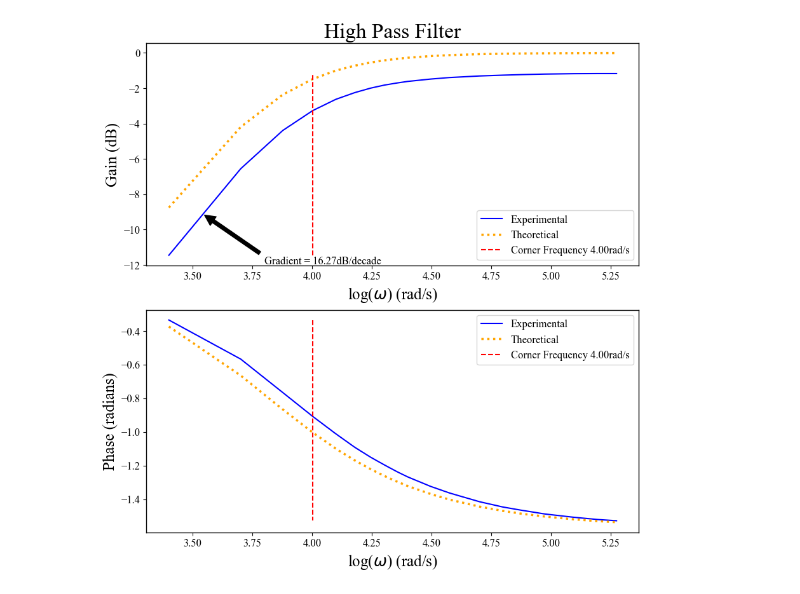
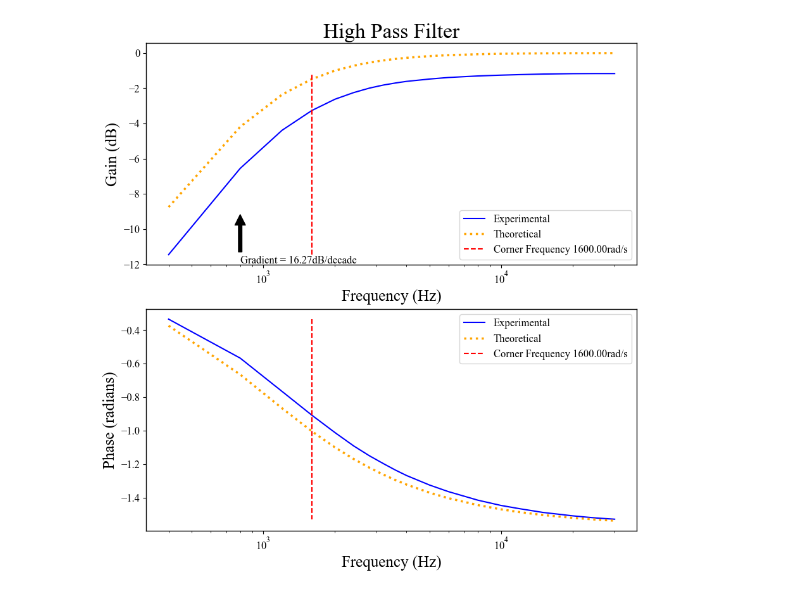
Before and after one commit to lewismcnish/Physics, a Jupyter notebook: Year_3/analogue_filters/analogue_filters.ipynb, the cells around one changed output. Cells and saved outputs as stored; diff of their text form; code cells hidden in the pictures.

```diff
--- a/Year_3/analogue_filters/analogue_filters.ipynb
+++ b/Year_3/analogue_filters/analogue_filters.ipynb
@@ -74,32 +81,34 @@ plt.show()
 # %%
 hp_resistance = 156000
 hp_capacitance = 1e-9
 
 log_hp_gain = 20*np.log10(hp_peak_to_peak)
 hp_omega = (hp_freq*2*np.pi)
 log_hp_omega = np.log10(hp_omega)
 log_hp_theo_gain = 20*np.log10(hp_omega*hp_resistance*hp_capacitance/(np.sqrt(1+(hp_omega*hp_resistance*hp_capacitance)**2)))
 hp_theo_phase = arctan(hp_omega,hp_resistance,hp_capacitance)
-hp_corner_freq = corner_freq(log_hp_omega,log_hp_gain)
+hp_corner_freq = corner_freq(hp_freq,log_hp_gain)
 
 
 plt.figure(figsize=(10,10))
 plt.subplot(2,1,1)
-plt.plot(log_hp_omega,log_hp_gain, label = 'Experimental', color = 'blue')
-plt.plot(log_hp_omega,log_hp_theo_gain, label = 'Theoretical', color = 'orange', linestyle = ':', linewidth = 2.5)
+plt.plot(hp_freq,log_hp_gain, label = 'Experimental', color = 'blue')
+plt.plot(hp_freq,log_hp_theo_gain, label = 'Theoretical', color = 'orange', linestyle = ':', linewidth = 2.5)
 plt.plot(hp_corner_freq,log_hp_gain, label = f'Corner Frequency {hp_corner_freq[0]:.2f}rad/s', color = 'red', linestyle = '--', linewidth = 1.5)
-plt.annotate(f'Gradient = {gradient(log_hp_gain,log_hp_omega)[0]:.2f}dB/decade', xy = (log_hp_omega[1]-0.165,log_hp_gain[1]-2.5), arrowprops=dict(facecolor = 'black', shrink = 0.05,), xytext = (log_hp_omega[1]+0.1,log_hp_gain[1]-5.4))
-plt.xlabel(r'log($\omega$) (rad/s)')
+plt.annotate(f'Gradient = {gradient(log_hp_gain,log_hp_omega)[0]:.2f}dB/decade', xy = (hp_freq[1]-0.165,log_hp_gain[1]-2.5), arrowprops=dict(facecolor = 'black', shrink = 0.05,), xytext = (hp_freq[1]+0.1,log_hp_gain[1]-5.4))
+plt.xlabel('Frequency (Hz)')
+plt.xscale('log')
 plt.ylabel('Gain (dB)')
 plt.title('High Pass Filter')
 plt.legend()
 plt.subplot(2,1,2)
-plt.plot(log_hp_omega,hp_phase, label = 'Experimental', color = 'blue')
-plt.plot(log_hp_omega,hp_theo_phase, label = 'Theoretical', color = 'orange', linestyle = ':', linewidth = 2.5)
+plt.plot(hp_freq,hp_phase, label = 'Experimental', color = 'blue')
+plt.plot(hp_freq,hp_theo_phase, label = 'Theoretical', color = 'orange', linestyle = ':', linewidth = 2.5)
 plt.plot(hp_corner_freq,hp_phase, label = f'Corner Frequency {hp_corner_freq[0]:.2f}rad/s', color = 'red', linestyle = '--', linewidth = 1.5)
-plt.xlabel(r'log($\omega$) (rad/s)')
+plt.xlabel('Frequency (Hz)')
+plt.xscale('log')
 plt.ylabel('Phase (radians)')
 plt.legend()
 plt.show()
 # %% [output]
-[figure, old version]
+[figure, new version]
```
Also changed, not shown: parts of 10 cells of this notebook, 11 other files.
